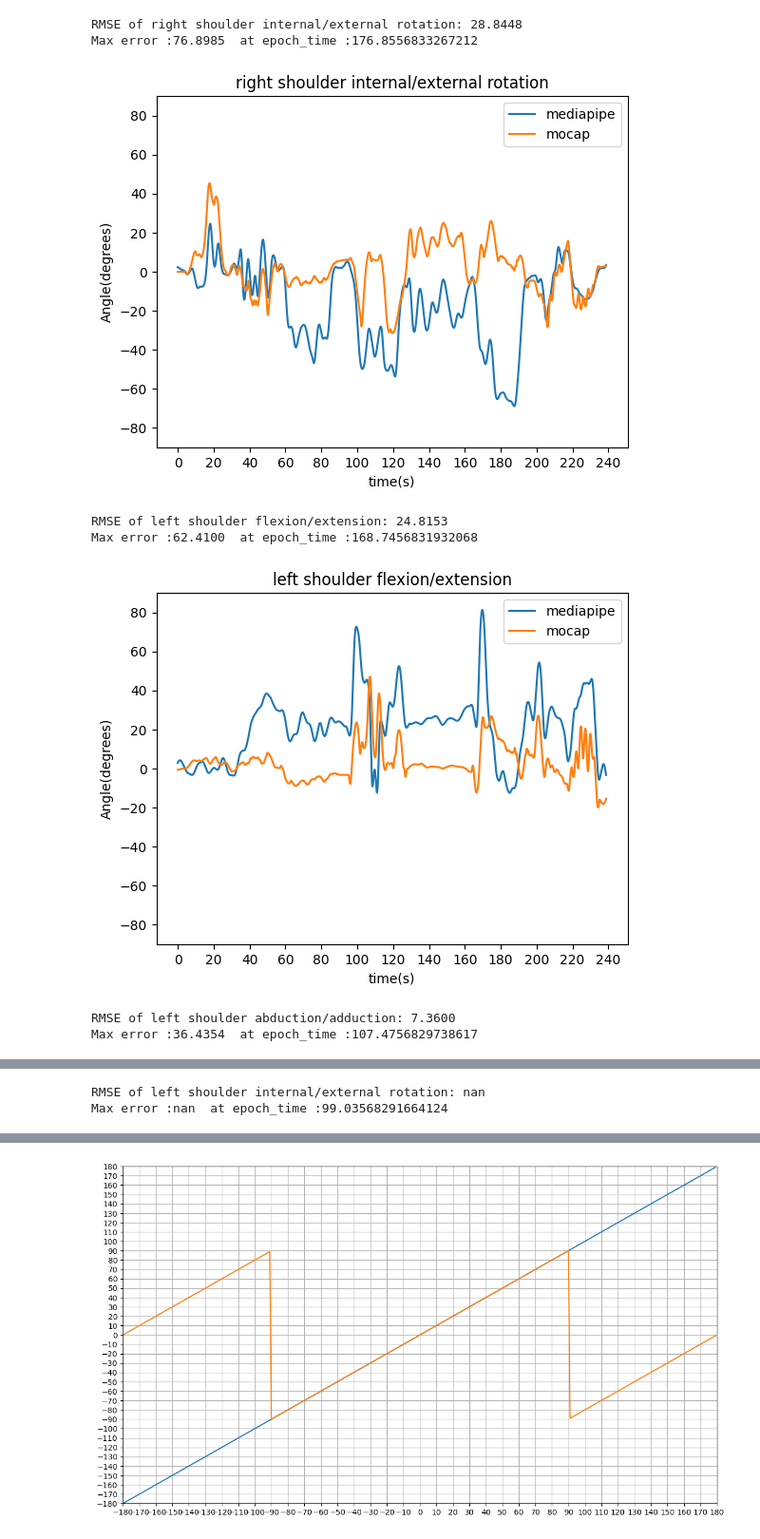
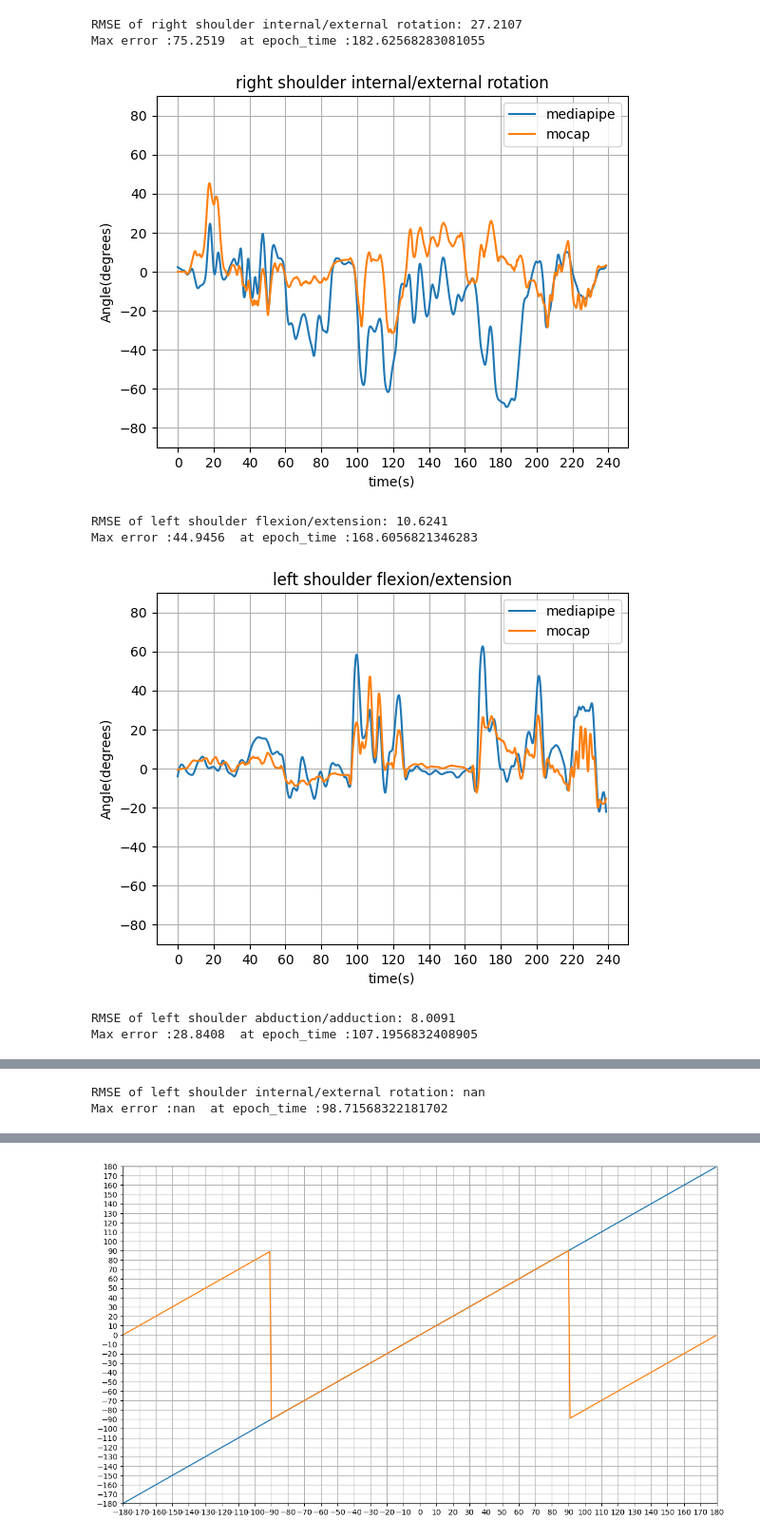
Before and after one commit to ArpanJohn/PoseEstimation, a Jupyter notebook: upperbody/5.Euler angles interpolated.ipynb, the cells around one changed output, grey strips where cells are left out. Shown at 95% size. Drawn from its saved outputs; the diff is of its cells as text; code cells hidden in the pictures.

```diff
--- a/upperbody/5.Euler angles interpolated.ipynb
+++ b/upperbody/5.Euler angles interpolated.ipynb
@@ -97,11 +97,24 @@ df_filtered = df2.copy()
 # df_filtered = pd.DataFrame(savgol_filter(df2, int(len(df2)/300) * 2 + 1, 3, axis=0),
 #                                  columns=df2.columns,
 #                                    index=df2.index)
+
 for i in ['TR_x','TR_y','TR_z']:
     df_filtered[i]=savgol_filter(df_filtered[i],int(len(df_filtered)/5) * 2 + 5, 3)
+    target_value = df_filtered.loc[400, i]
+    for j in range(len(df_filtered)):
+        current_value = df_filtered.loc[j, i]
+        distance = abs(current_value - target_value)
+        reduced_distance = distance * 0.75
+
+        # Adjust the value if the distance is greater than zero
+        if distance > 0:
+            if current_value > target_value:
+                df_filtered.loc[j, i] -= reduced_distance
+            else:
+                df_filtered.loc[j, i] += reduced_distance
 
 for i in ['LS_x','LS_y','LS_z','RS_x','RS_y','RS_z']:
-    df_filtered[i]=savgol_filter(df_filtered[i],int(len(df_filtered)/40) * 2 + 5, 3)
+    df_filtered[i]=savgol_filter(df_filtered[i],int(len(df_filtered)/20) * 2 + 5, 3)
 
 for i in ['LE_x','LE_y','LE_z','RE_x','RE_y','RE_z']:
     df_filtered[i]=savgol_filter(df_filtered[i],int(len(df_filtered)/80) * 2 + 5, 3)
@@ -164,8 +177,7 @@ def pvt(y,t):
     plt.ylabel('Angle(degrees)')
     plt.legend(['mediapipe','mocap'])
     plt.xticks(np.arange(0, max(t)+20, 20))
-    plt.vlines(x=4, colors=['red'], linestyles= ' dashed',)
-    plt.grid(axis = 'x')
+    plt.grid()
 
 def save_graph_to_pptx(prs, graph, description, slide_width=6, slide_height=4.5):
     # Add a slide with a title and content layout
@@ -614,7 +625,7 @@ buffer.seek(0)
 # Save the buffer to a list
 graphs.append(buffer)
 RMSEs.append(RMSE_str)
-
+plt.grid()
 plt.show()
 
 # Clear the figure for the next graph
@@ -636,7 +647,7 @@ buffer.seek(0)
 # Save the buffer to a list
 graphs.append(buffer)
 RMSEs.append(RMSE_str)
-
+plt.grid()
 plt.show()
 
 # Clear the figure for the next graph
@@ -659,7 +670,7 @@ try:
     # Save the buffer to a list
     graphs.append(buffer)
     RMSEs.append(RMSE_str)
-
+    plt.grid()
     plt.show()
 
     # Clear the figure for the next graph
@@ -682,7 +693,7 @@ buffer.seek(0)
 # Save the buffer to a list
 graphs.append(buffer)
 RMSEs.append(RMSE_str)
-
+plt.grid()
 plt.show()
 
 # Clear the figure for the next graph
@@ -704,7 +715,7 @@ buffer.seek(0)
 # Save the buffer to a list
 graphs.append(buffer)
 RMSEs.append(RMSE_str)
-
+plt.grid()
 plt.show()
 
 # Clear the figure for the next graph
@@ -727,7 +738,7 @@ try:
     # Save the buffer to a list
     graphs.append(buffer)
     RMSEs.append(RMSE_str)
-
+    plt.grid()
     plt.show()
 
     # Clear the figure for the next graph
@@ -744,8 +755,8 @@ Max error :24.9981  at epoch_time :177.99568271636963
-RMSE of right shoulder internal/external rotation: 28.8448
-Max error :76.8985  at epoch_time :176.8556833267212
+RMSE of right shoulder internal/external rotation: 27.2107
+Max error :75.2519  at epoch_time :182.62568283081055
-[figure, old version]
+[figure, new version]
-RMSE of left shoulder flexion/extension: 24.8153
-Max error :62.4100  at epoch_time :168.7456831932068
+RMSE of left shoulder flexion/extension: 10.6241
+Max error :44.9456  at epoch_time :168.6056821346283
-[figure, old version]
+[figure, new version]
-RMSE of left shoulder abduction/adduction: 7.3600
-Max error :36.4354  at epoch_time :107.4756829738617
+RMSE of left shoulder abduction/adduction: 8.0091
+Max error :28.8408  at epoch_time :107.1956832408905
@@ -753,2 +764,2 @@ Max error :36.4354  at epoch_time :107.4756829738617
 RMSE of left shoulder internal/external rotation: nan
-Max error :nan  at epoch_time :99.03568291664124
+Max error :nan  at epoch_time :98.71568322181702
```
Also changed, not shown: parts of 5 cells of this notebook, 1 other file.
